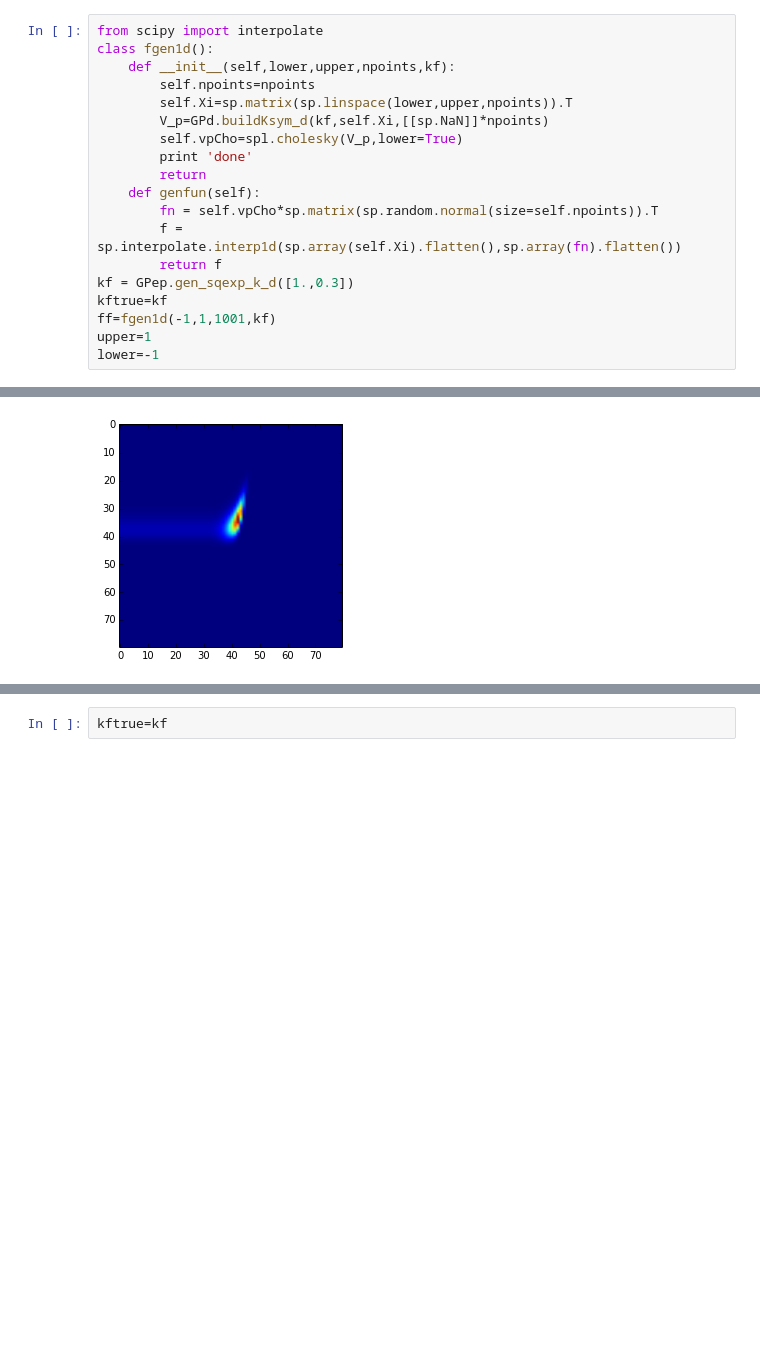
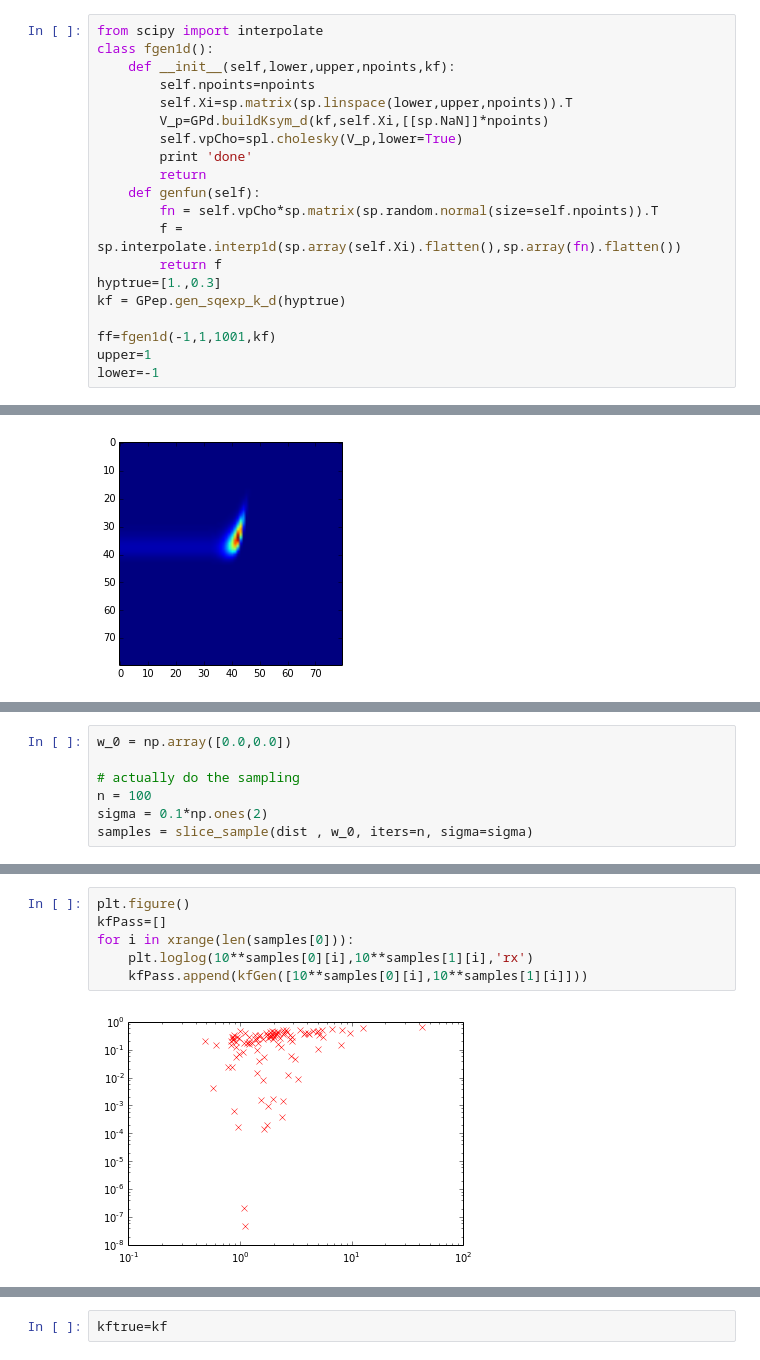
Before and after one commit to markm541374/ES, a Jupyter notebook: scatch.ipynb, the cells around one changed output, grey strips where cells are left out. Drawn from its saved outputs; the diff is of its cells as text; blank space fills up the shorter version.

Commit message:
slice sampling for hyperparameters

```diff
--- a/scatch.ipynb
+++ b/scatch.ipynb
@@ -26,8 +27,9 @@ class fgen1d():
         fn = self.vpCho*sp.matrix(sp.random.normal(size=self.npoints)).T
         f = sp.interpolate.interp1d(sp.array(self.Xi).flatten(),sp.array(fn).flatten())
         return f
-kf = GPep.gen_sqexp_k_d([1.,0.3])
-kftrue=kf
+hyptrue=[1.,0.3]
+kf = GPep.gen_sqexp_k_d(hyptrue)
+
 ff=fgen1d(-1,1,1001,kf)
 upper=1
 lower=-1
@@ -153,0 +186,7 @@ plt.loglog([0.001,100],[1,1],'b')
+# %%
+w_0 = np.array([0.0,0.0])
+
+# actually do the sampling
+n = 100
+sigma = 0.1*np.ones(2)
+samples = slice_sample(dist , w_0, iters=n, sigma=sigma)
@@ -154,3 +205,11 @@ plt.loglog([0.001,100],[1,1],'b')
+# %%
+plt.figure()
+kfPass=[]
+for i in xrange(len(samples[0])):
+    plt.loglog(10**samples[0][i],10**samples[1][i],'rx')
+    kfPass.append(kfGen([10**samples[0][i],10**samples[1][i]]))
+# %% [output]
+[figure, added]
 # %%
 reload(EntropyPredict)
 GG=[[],[]]
```
Also changed, not shown: parts of 9 cells of this notebook.
